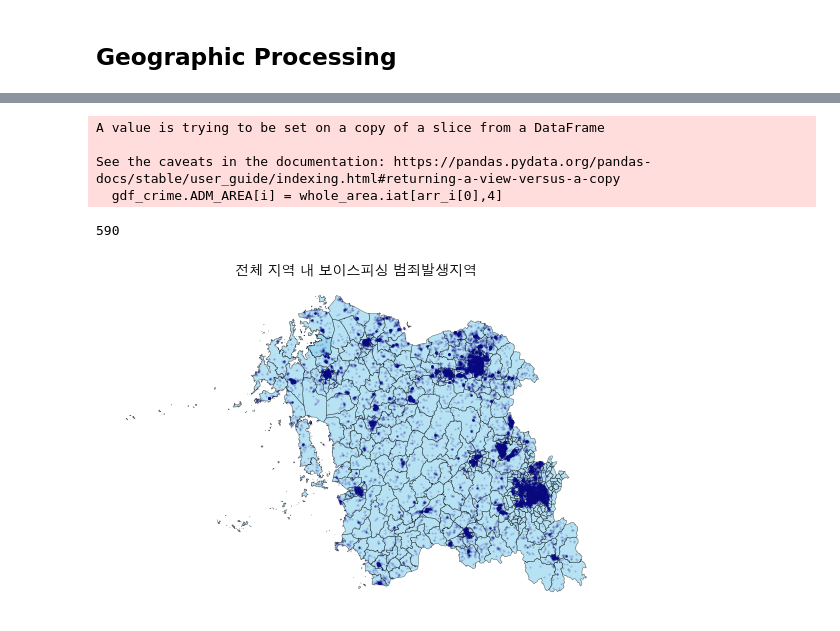
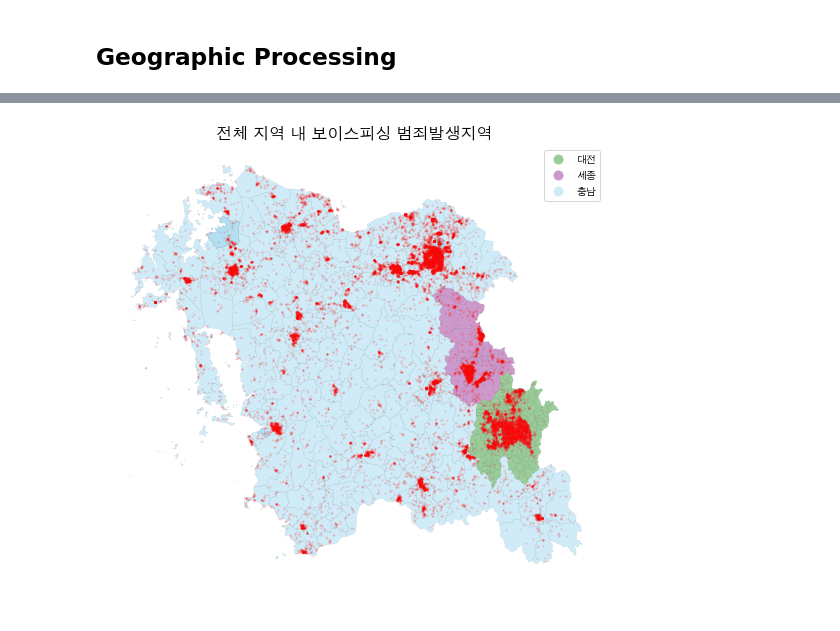
Before and after one commit to ddangchani/LocalSecurity_competition, a Jupyter notebook: preprocessing.ipynb, the cells around one changed output, grey strips where cells are left out. Cells and saved outputs as stored; diff of their text form; code cells hidden in the pictures.

```diff
--- a/preprocessing.ipynb
+++ b/preprocessing.ipynb
@@ -67,11 +69,13 @@ gdf_crime = gpd.read_file('data/gdf_crime.gpkg')
 # 행정구역 data
 sejong = gpd.read_file('data/ADM_AREA/세종/LSMD_ADM_SECT_UMD_36.shp', encoding='cp949')
 sejong = sejong.to_crs('WGS84')
+sejong['시도'] = '세종'
 
 daejeon = gpd.read_file('data/ADM_AREA/대전/LSMD_ADM_SECT_UMD_30.shp', encoding='cp949')
 daejeon = daejeon.to_crs('WGS84')
+daejeon['시도'] = '대전'
 
 chungnam = gpd.read_file('data/ADM_AREA/충남/LSMD_ADM_SECT_UMD_44.shp', encoding='cp949')
 chungnam = chungnam.to_crs('WGS84')
-
-whole_area = pd.concat([sejong, daejeon, chungnam], axis=0)
+chungnam['시도'] = '충남'
+chungnam.total_bounds
@@ -77,0 +84,21 @@ whole_area = pd.concat([sejong, daejeon, chungnam], axis=0)
+# %%
+# 충남지역은 도서지역이 포함되므로 육지(태안군 소원면까지를 왼쪽 기준으로 잡음)만 행정구역으로 사용
+from shapely.geometry import MultiPolygon
+from operator import itemgetter
+
+소원면 = chungnam.loc[chungnam.EMD_NM == '소원면','geometry']
+xmin, _, _, _ = 소원면.total_bounds
+dropls = []
+for i,g_i in enumerate(tqdm(chungnam.geometry)):
+    if type(g_i) == MultiPolygon:
+        keep_i = list(range(len(g_i.geoms)))
+        for j, g_j in enumerate(g_i.geoms):
+            if g_j.bounds[0] < xmin:
+                keep_i.remove(j)
+
+        chungnam.geometry[i] = MultiPolygon(list(itemgetter(*keep_i)(g_i.geoms)))
+    else:
+        if g_i.bounds[0] < xmin:
+            dropls.append(i)
+
+chungnam.total_bounds
@@ -83,14 +147,5 @@ gdf_crime['ADM_AREA'] = 0 # 충남/세종/대전 지역 외 발생사건은 행
 for i in tqdm(range(len(gdf_crime))):
     arr_i = np.where(whole_area.geometry.intersects(gdf_crime.geometry[i]))[0]
     if len(arr_i) > 0 :
-        gdf_crime.ADM_AREA[i] = whole_area.iat[arr_i[0],4] # GID 대입
+        gdf_crime.iat[i, 4] = whole_area.iat[arr_i[0],4] # GID 대입
-# %% [output]
-A value is trying to be set on a copy of a slice from a DataFrame
-
-See the caveats in the documentation: https://pandas.pydata.org/pandas-docs/stable/user_guide/indexing.html#returning-a-view-versus-a-copy
-  gdf_crime.ADM_AREA[i] = whole_area.iat[arr_i[0],4]
-# %%
-sum(gdf_crime.ADM_AREA == 0) # 590개 > 제외
-# %% [output]
-590
 # %%
@@ -103,15 +158,16 @@ gdf_crime_daejeon = gdf_crime.loc[gdf_crime.ADM_AREA.isin(daejeon.GID),:]
 gdf_crime_sejong = gdf_crime.loc[gdf_crime.ADM_AREA.isin(sejong.GID),:]
 # %%
 # Plot
+from matplotlib.colors import ListedColormap
 
-fig, ax = plt.subplots(nrows=1, ncols=1, figsize=(10,6))
-
-whole_area.geometry.plot(ax=ax, zorder=1, color='skyblue', alpha=0.6, edgecolor='black', linewidth=0.5)
-gdf_crime.geometry.plot(ax=ax, zorder=2, color='navy', alpha=0.1, markersize=2)
+fig, ax = plt.subplots(nrows=1, ncols=1, figsize=(9,9))
+whole_area.plot(column='시도', ax=ax, zorder=1, cmap=ListedColormap(['green','purple','skyblue']), alpha=0.4, edgecolor='black', linewidth=0.1, legend=True, categorical=True)
+gdf_crime.geometry.plot(ax=ax, zorder=2, color='red', alpha=0.1, markersize=2)
 
 ax.set_axis_off()
 
-plt.title('전체 지역 내 보이스피싱 범죄발생지역', fontsize=14)
+plt.title('전체 지역 내 보이스피싱 범죄발생지역', fontsize=16)
+plt.savefig('plot/전체 지역 내 보이스피싱 범죄발생지역.png', facecolor = 'white')
 plt.show()
 # %% [output]
-[figure, old version]
+[figure, new version]
```
Also changed, not shown: parts of 15 cells of this notebook, 11 other files.
